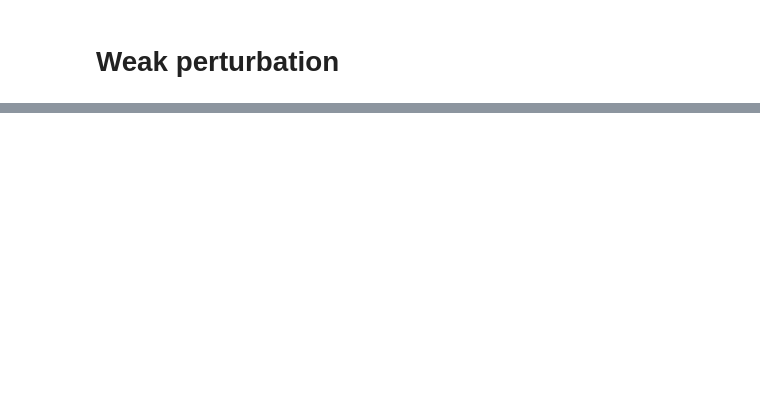
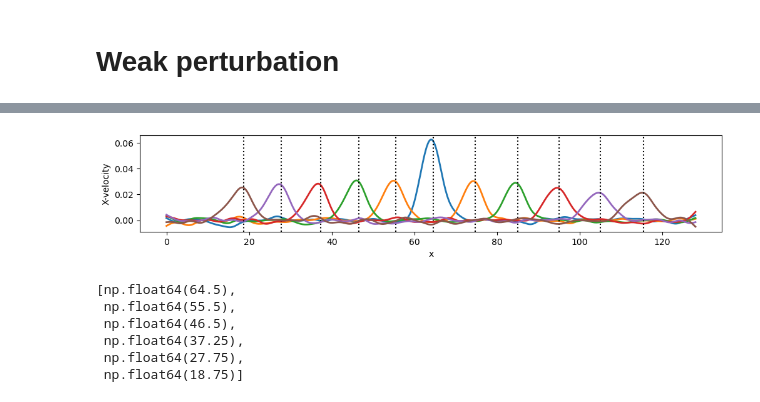
Before and after one commit to rochSmets/farTeach, a Jupyter notebook: 2026/weak/wp.ipynb, the cells around one changed output, grey strips where cells are left out. Saved outputs shown, nothing was run; the diff lists cells and outputs as text; code cells hidden in the pictures; blank space fills up the shorter version.

```diff
--- a/2026/weak/wp.ipynb
+++ b/2026/weak/wp.ipynb
@@ -136,0 +97,29 @@ p,f = ions.dist_plot(axis=("x", "Vx"),
+# %%
+fig, ax = plt.subplots(figsize=(12,2))
+
+pks_plus = []
+pks_minus = []
+
+for i, time in enumerate(times):
+    V = run.GetVi(time)
+    v = gF(V, sigma=6)
+    pks = peakIds(v, names=['x',], height=0.015)
+
+    if i == 0:
+        pks_plus.append(pks[0]), pks_minus.append(pks[0])
+    else:
+        pks_minus.append(pks[0]), pks_plus.append(pks[1])
+    v.plot(qty='x', ax=ax, ls='solid', lw=2.0, color=colors[i], ylabel='X-velocity')
+    for p in pks:
+        ax.axvline(x=p, color='black', linestyle='dotted')
+# %% [output]
+[figure, added]
+# %%
+pks_minus
+# %% [output]
+[np.float64(64.5),
+ np.float64(55.5),
+ np.float64(46.5),
+ np.float64(37.25),
+ np.float64(27.75),
+ np.float64(18.75)]
```
Also changed, not shown: parts of 34 cells of this notebook.
